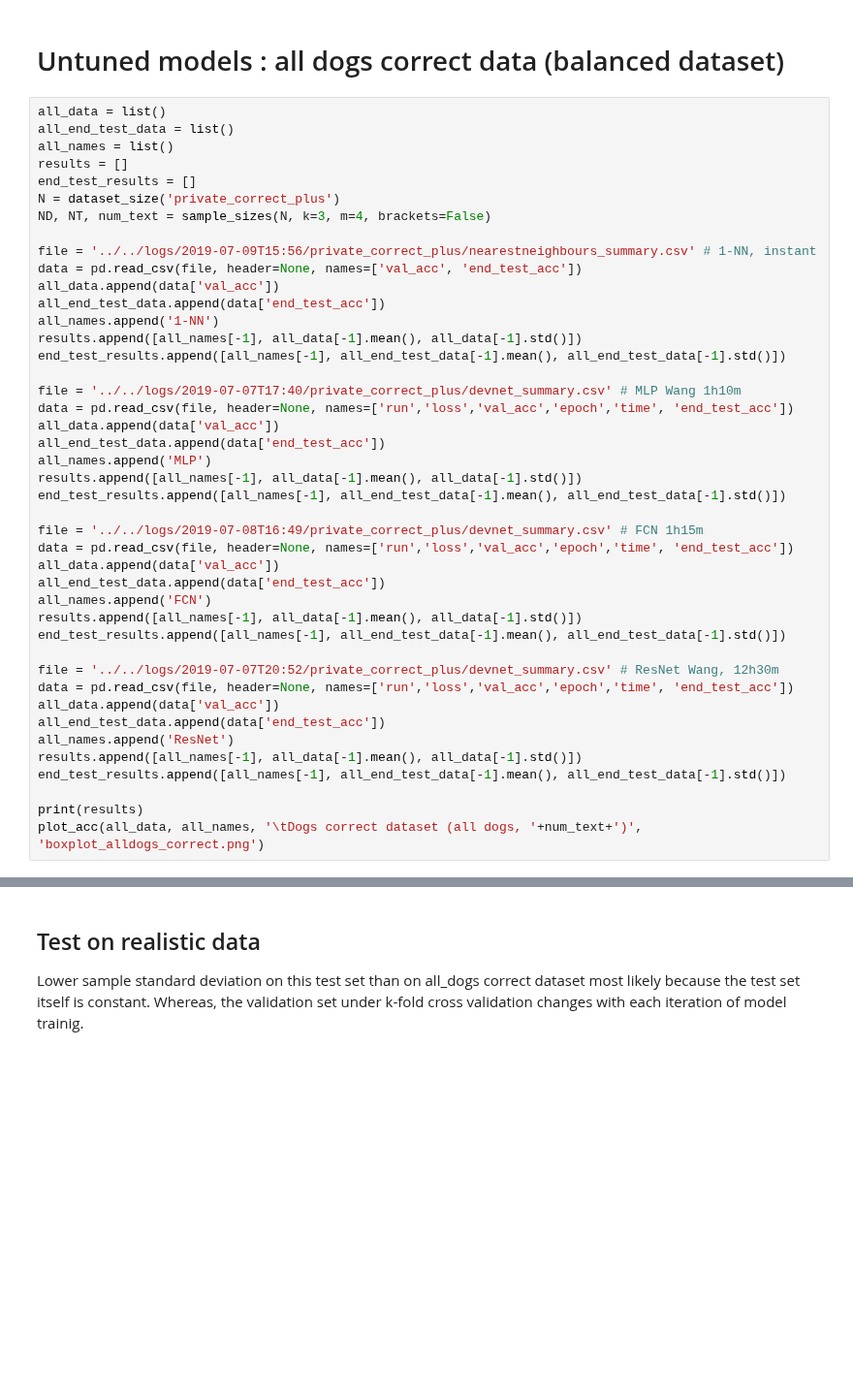
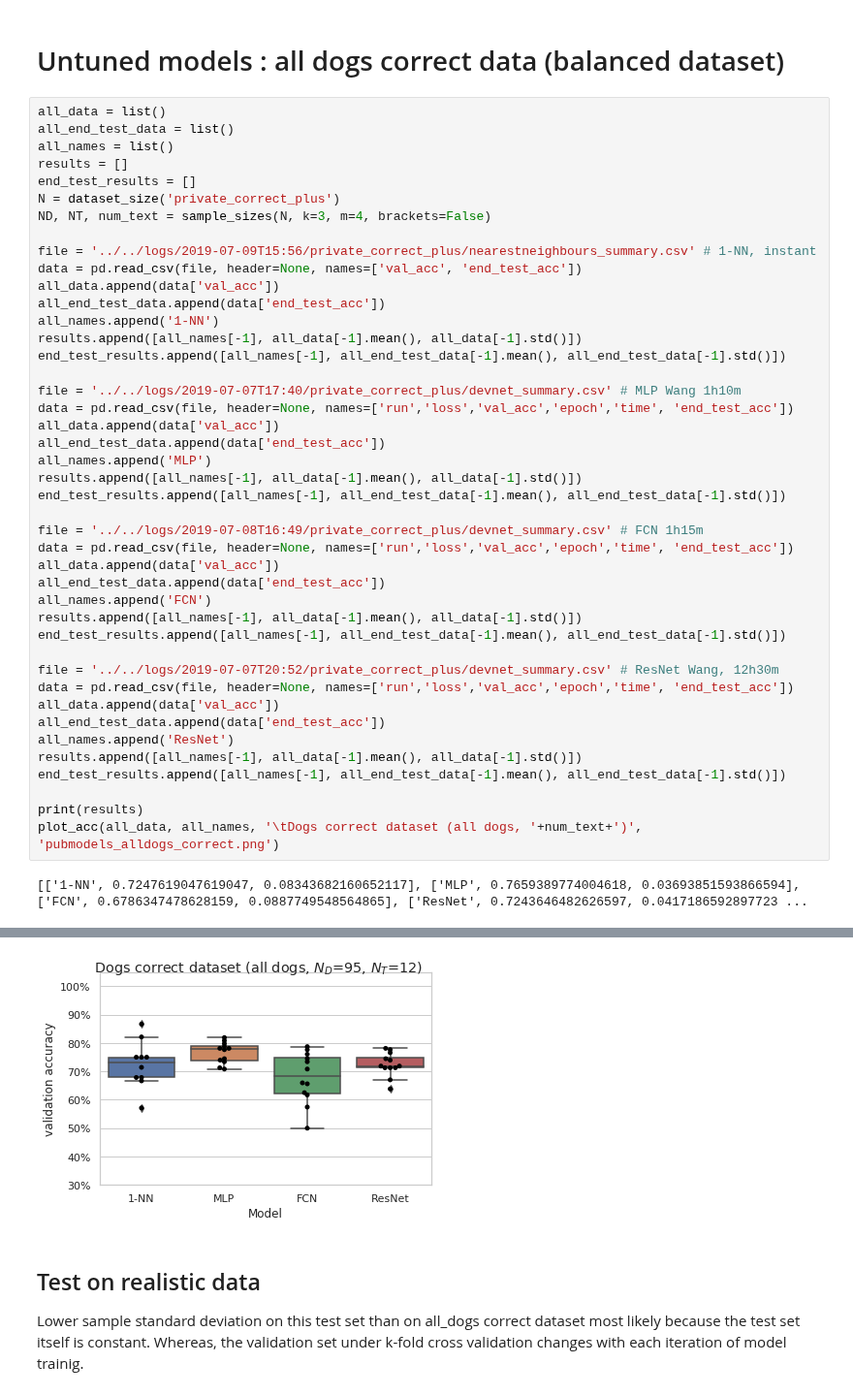
Before and after one commit to Withington/deepscent, a Jupyter notebook: notebooks/results/dis_results.ipynb, the cells around one changed output, grey strips where cells are left out. Shown at 97% size. Saved outputs shown, nothing was run; the diff lists cells and outputs as text; blank space fills up the shorter version.

```diff
--- a/notebooks/results/dis_results.ipynb
+++ b/notebooks/results/dis_results.ipynb
@@ -302,4 +369,6 @@ results.append([all_names[-1], all_data[-1].mean(), all_data[-1].std()])
 end_test_results.append([all_names[-1], all_end_test_data[-1].mean(), all_end_test_data[-1].std()])
 
 print(results)
-plot_acc(all_data, all_names, '\tDogs correct dataset (all dogs, '+num_text+')', 'boxplot_alldogs_correct.png')
+plot_acc(all_data, all_names, '\tDogs correct dataset (all dogs, '+num_text+')', 'pubmodels_alldogs_correct.png')
+# %% [output]
+[['1-NN', 0.7247619047619047, 0.08343682160652117], ['MLP', 0.7659389774004618, 0.03693851593866594], ['FCN', 0.6786347478628159, 0.0887749548564865], ['ResNet', 0.7243646482626597, 0.0417186592897723 ...
@@ -306,3 +377,4 @@ plot_acc(all_data, all_names, '\tDogs correct dataset (all dogs, '+num_text+')',
+[figure, added]
 # %% [markdown]
 ## Test on realistic data
 Lower sample standard deviation on this test set than on all_dogs correct dataset most likely because the test set itself is constant. Whereas, the validation set under k-fold cross validation changes with each iteration of model trainig.
```
Also changed, not shown: parts of 20 cells of this notebook.
